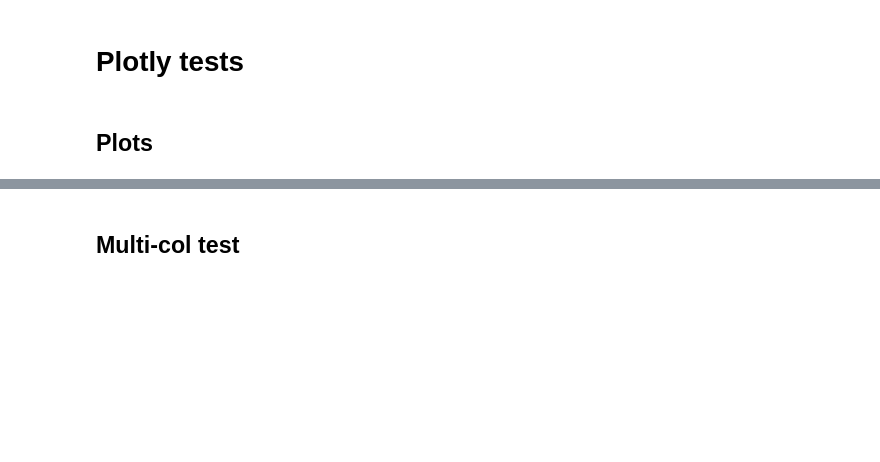
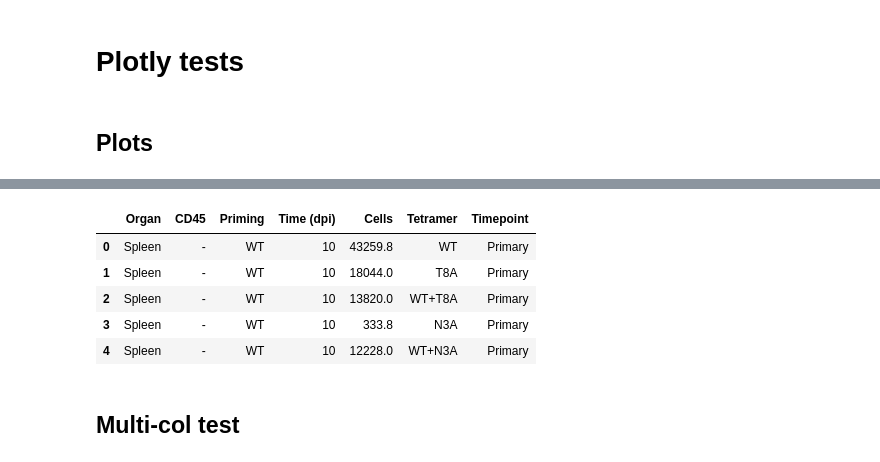
Before and after one commit to WolfDanny/IAV_analysis, a Jupyter notebook: Figures.ipynb, the cells around one changed output, grey strips where cells are left out. Cells and saved outputs as stored; diff of their text form; code cells hidden in the pictures; blank space fills up the shorter version.

```diff
--- a/Figures.ipynb
+++ b/Figures.ipynb
@@ -422,3 +658,12 @@ fig.write_html("single-slope-plot.html")
+# %%
+dataDF.head()
+# %% [output]
+|  | Organ | CD45 | Priming | Time (dpi) | Cells | Tetramer | Timepoint |
+| 0 | Spleen | - | WT | 10 | 43259.8 | WT | Primary |
+| 1 | Spleen | - | WT | 10 | 18044.0 | T8A | Primary |
+| 2 | Spleen | - | WT | 10 | 13820.0 | WT+T8A | Primary |
+| 3 | Spleen | - | WT | 10 | 333.8 | N3A | Primary |
+| 4 | Spleen | - | WT | 10 | 12228.0 | WT+N3A | Primary |
 # %% [markdown]
 ## Multi-col test
 # %%
```
Also changed, not shown: parts of 21 cells of this notebook, 10 other files.
